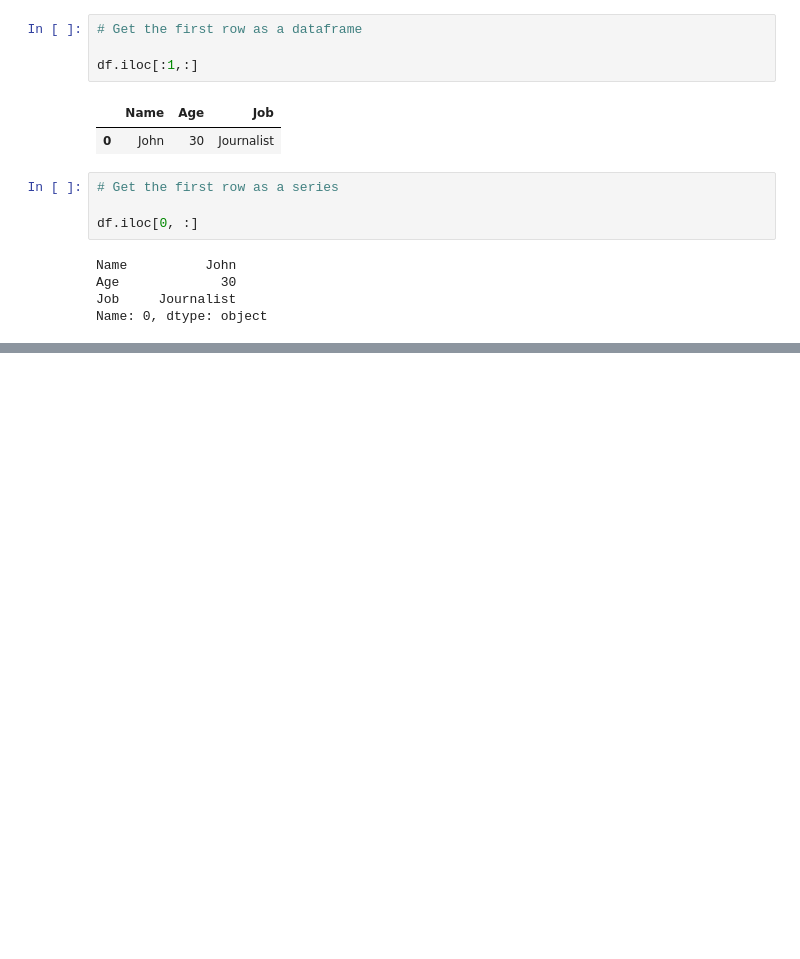
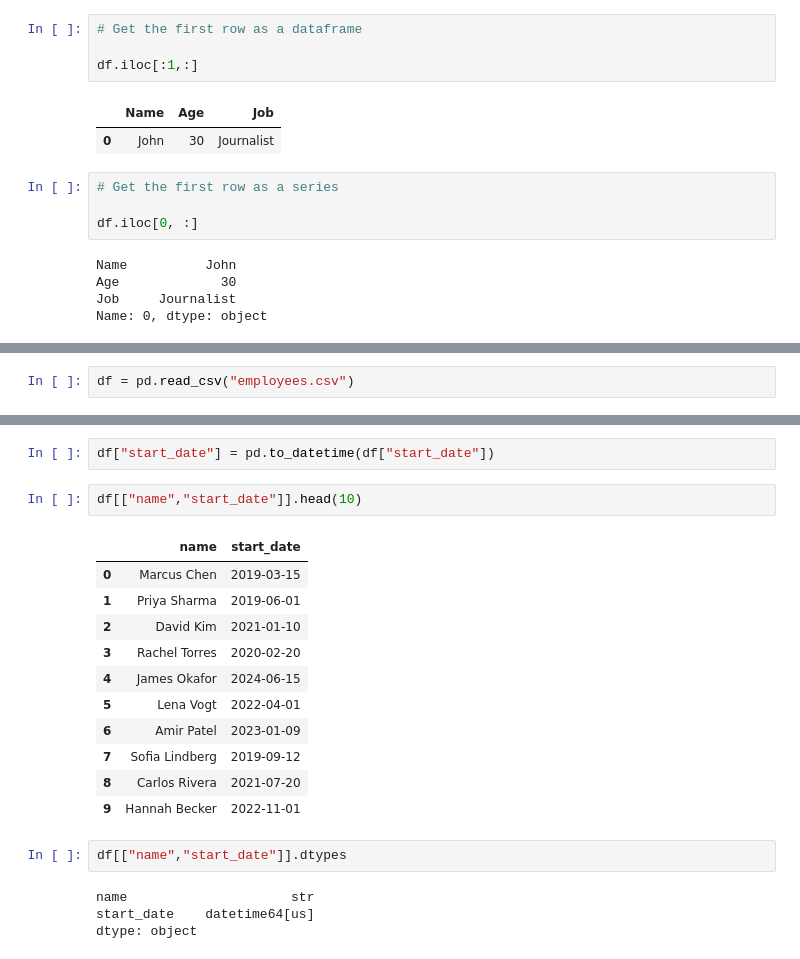
Before and after one commit to tahersaraf/tech-learning, a Jupyter notebook: python/libraries/pandas.ipynb, the cells around one changed output, grey strips where cells are left out. Cells and saved outputs as stored; diff of their text form; blank space fills up the shorter version.

```diff
--- a/python/libraries/pandas.ipynb
+++ b/python/libraries/pandas.ipynb
@@ -229,0 +288,2 @@ Examples of how to use iloc to select specific rows and columns by their integer
+# %%
+df = pd.read_csv("employees.csv")
@@ -229,0 +375,22 @@ Examples of how to use iloc to select specific rows and columns by their integer
+# %%
+df["start_date"] = pd.to_datetime(df["start_date"])
+# %%
+df[["name","start_date"]].head(10)
+# %% [output]
+|  | name | start_date |
+| 0 | Marcus Chen | 2019-03-15 |
+| 1 | Priya Sharma | 2019-06-01 |
+| 2 | David Kim | 2021-01-10 |
+| 3 | Rachel Torres | 2020-02-20 |
+| 4 | James Okafor | 2024-06-15 |
+| 5 | Lena Vogt | 2022-04-01 |
+| 6 | Amir Patel | 2023-01-09 |
+| 7 | Sofia Lindberg | 2019-09-12 |
+| 8 | Carlos Rivera | 2021-07-20 |
+| 9 | Hannah Becker | 2022-11-01 |
+# %%
+df[["name","start_date"]].dtypes
+# %% [output]
+name                     str
+start_date    datetime64[us]
+dtype: object
```
Also changed, not shown: parts of 30 cells of this notebook, 2 other files.
